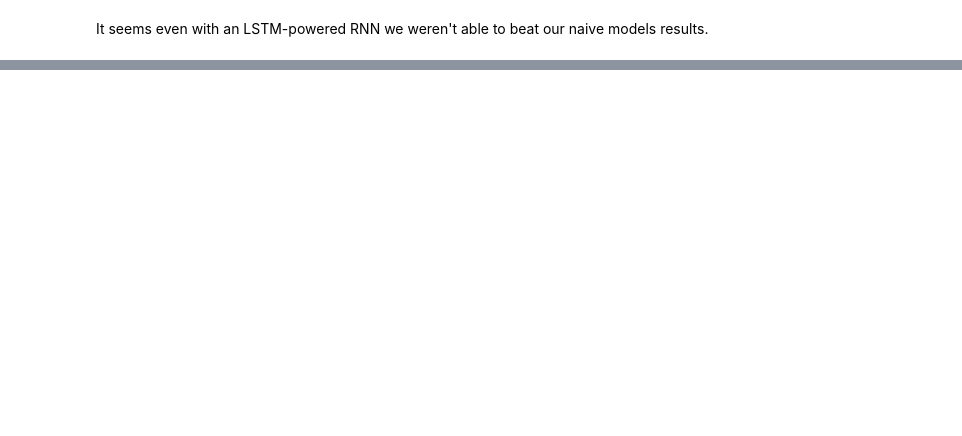
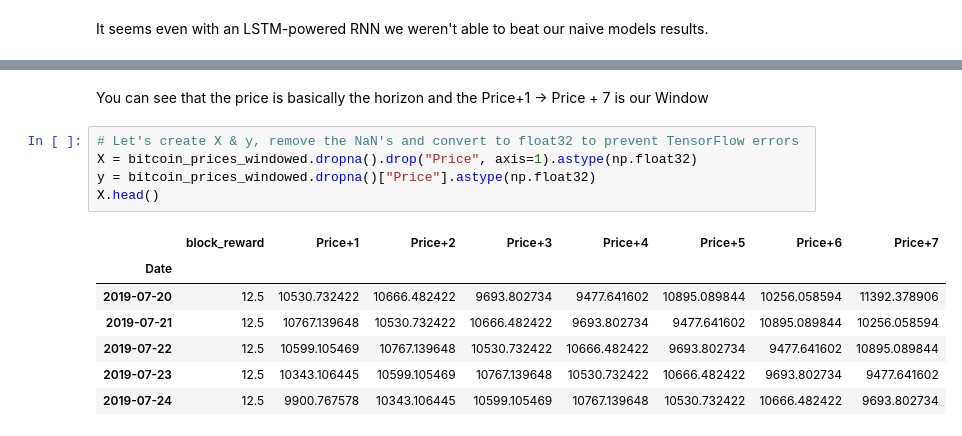
Before and after one commit to yashfirkedata/BitC-Prediction, a Jupyter notebook: BitC_Prediction.ipynb, the cells around one changed output, grey strips where cells are left out. Saved outputs shown, nothing was run; the diff lists cells and outputs as text; blank space fills up the shorter version.

```diff
--- a/BitC_Prediction.ipynb
+++ b/BitC_Prediction.ipynb
@@ -957,0 +1077,15 @@ It seems even with an LSTM-powered RNN we weren't able to beat our naive models
+# %% [markdown]
+You can see that the price is basically the horizon and the Price+1 -> Price + 7 is our Window
+# %%
+# Let's create X & y, remove the NaN's and convert to float32 to prevent TensorFlow errors
+X = bitcoin_prices_windowed.dropna().drop("Price", axis=1).astype(np.float32)
+y = bitcoin_prices_windowed.dropna()["Price"].astype(np.float32)
+X.head()
+# %% [output]
+|  | block_reward | Price+1 | Price+2 | Price+3 | Price+4 | Price+5 | Price+6 | Price+7 |
+| Date |  |  |  |  |  |  |  |  |
+| 2019-07-20 | 12.5 | 10530.732422 | 10666.482422 | 9693.802734 | 9477.641602 | 10895.089844 | 10256.058594 | 11392.378906 |
+| 2019-07-21 | 12.5 | 10767.139648 | 10530.732422 | 10666.482422 | 9693.802734 | 9477.641602 | 10895.089844 | 10256.058594 |
+| 2019-07-22 | 12.5 | 10599.105469 | 10767.139648 | 10530.732422 | 10666.482422 | 9693.802734 | 9477.641602 | 10895.089844 |
+| 2019-07-23 | 12.5 | 10343.106445 | 10599.105469 | 10767.139648 | 10530.732422 | 10666.482422 | 9693.802734 | 9477.641602 |
+| 2019-07-24 | 12.5 | 9900.767578 | 10343.106445 | 10599.105469 | 10767.139648 | 10530.732422 | 10666.482422 | 9693.802734 |
```
Also changed, not shown: parts of 120 cells of this notebook.
